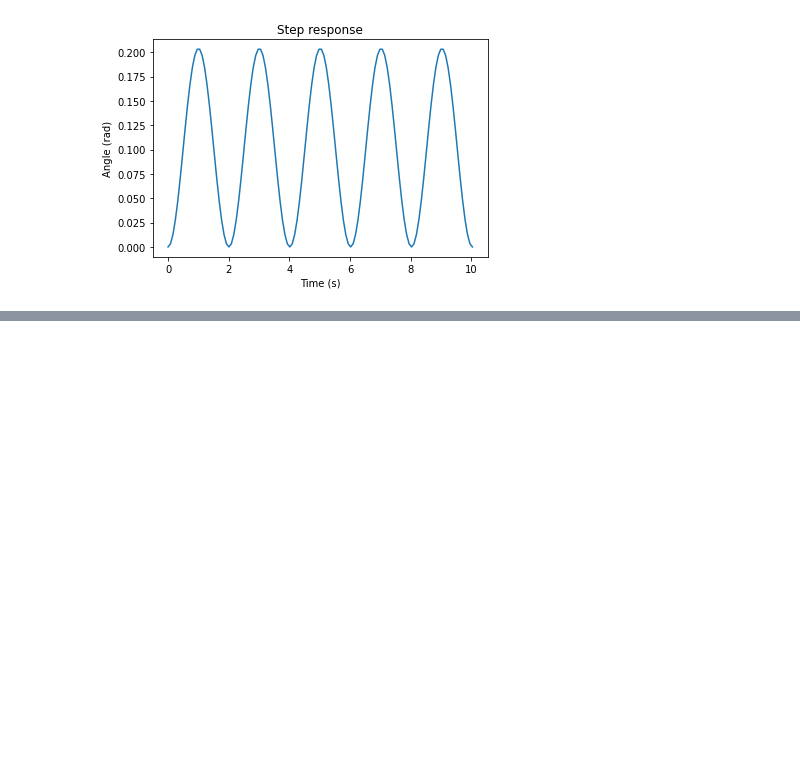
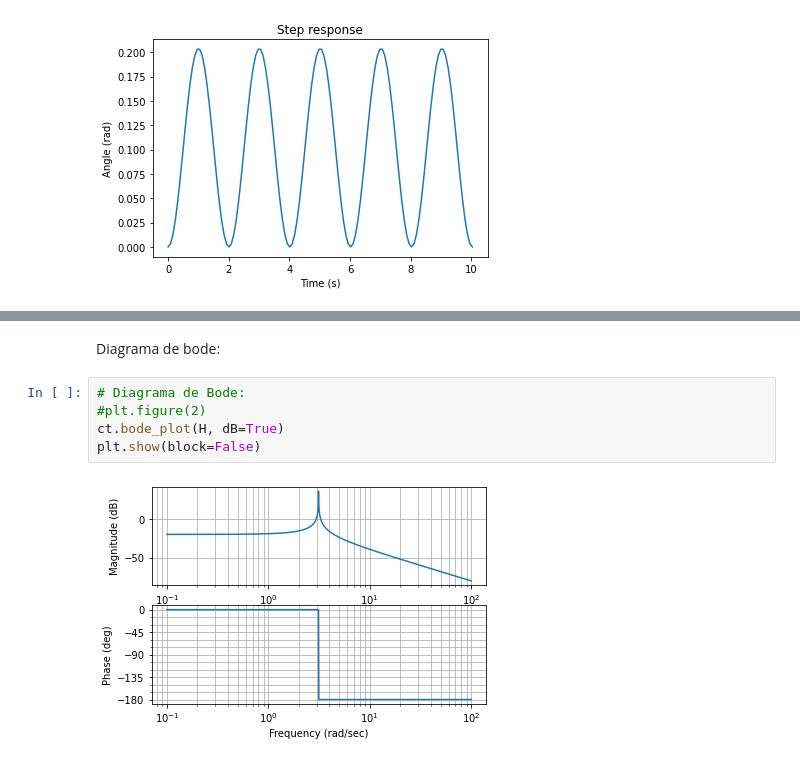
Before and after one commit to vgrassi/sel0611, a Jupyter notebook: sel0611_exerc_aula12.ipynb, the cells around one changed output, grey strips where cells are left out. Drawn from its saved outputs; the diff is of its cells as text; blank space fills up the shorter version.

```diff
--- a/sel0611_exerc_aula12.ipynb
+++ b/sel0611_exerc_aula12.ipynb
@@ -64,0 +77,9 @@ plt.show()
+# %% [markdown]
+Diagrama de bode:
+# %%
+# Diagrama de Bode:
+#plt.figure(2)
+ct.bode_plot(H, dB=True)
+plt.show(block=False)
+# %% [output]
+[figure, added]
```
Also changed, not shown: parts of 2 cells of this notebook.
